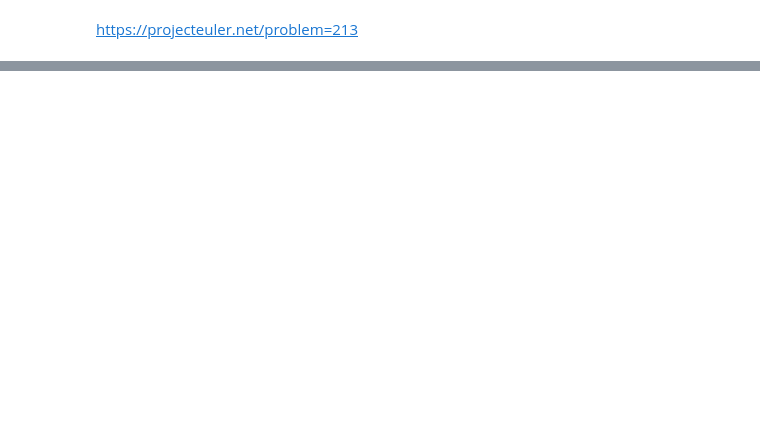
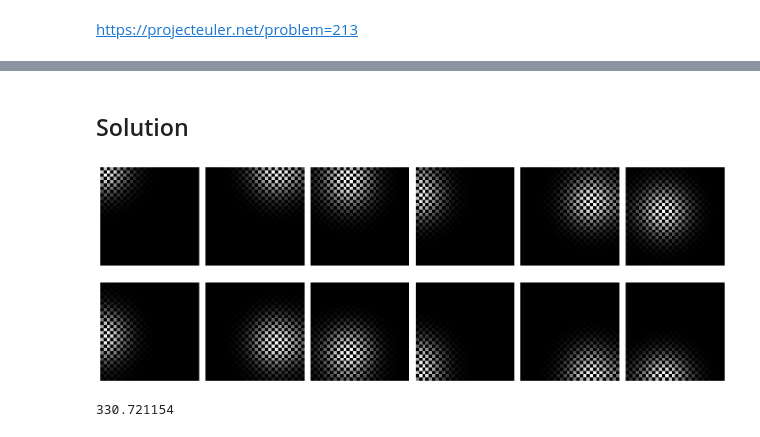
Before and after one commit to rayannott/statistics-playground, a Jupyter notebook: project-euler-213.ipynb, the cells around one changed output, grey strips where cells are left out. Saved outputs shown, nothing was run; the diff lists cells and outputs as text; code cells hidden in the pictures; blank space fills up the shorter version.

Commit message:
solve flea circus

```diff
--- a/project-euler-213.ipynb
+++ b/project-euler-213.ipynb
@@ -95,0 +96,33 @@ plt.show()
+# %% [markdown]
+## Solution
+# %%
+def diffuse_probabilities(i_start, j_start, n_steps: int) -> list[np.ndarray]:
+    prob_grid = np.zeros((N, N))
+    prob_grid[i_start, j_start] = 1.0
+    prob_grids = [prob_grid]
+    for _ in range(n_steps):
+        next_prob_grid = np.zeros_like(prob_grids[-1])
+        for i in range(N):
+            for j in range(N):
+                neighbours = neighbs(i, j)
+                p_split = prob_grids[-1][i, j] / len(neighbours)
+                for nei in neighbours:
+                    next_prob_grid[nei[0], nei[1]] += p_split
+        prob_grids.append(next_prob_grid)
+    return prob_grids
+# %%
+all_prob_grids = np.array([diffuse_probabilities(i_start, j_start, 50)[-1] for i_start in range(N) for j_start in range(N)])
+# %%
+import matplotlib.pyplot as plt
+
+fig, axes = plt.subplots(2, 6, figsize=(15, 6))
+
+for i, ax in enumerate(axes.flat):
+    ax.imshow(all_prob_grids[1 + 80 * i], cmap="grey", interpolation="none")
+    ax.axis("off")
+
+plt.tight_layout()
+
+plt.show()
+# %% [output]
+[figure, added]
@@ -95,0 +131,4 @@ plt.show()
+# %%
+round(prob_no_flea_per_cell.sum(), 6)
+# %% [output]
+330.721154
```
Also changed, not shown: parts of 5 cells of this notebook.
